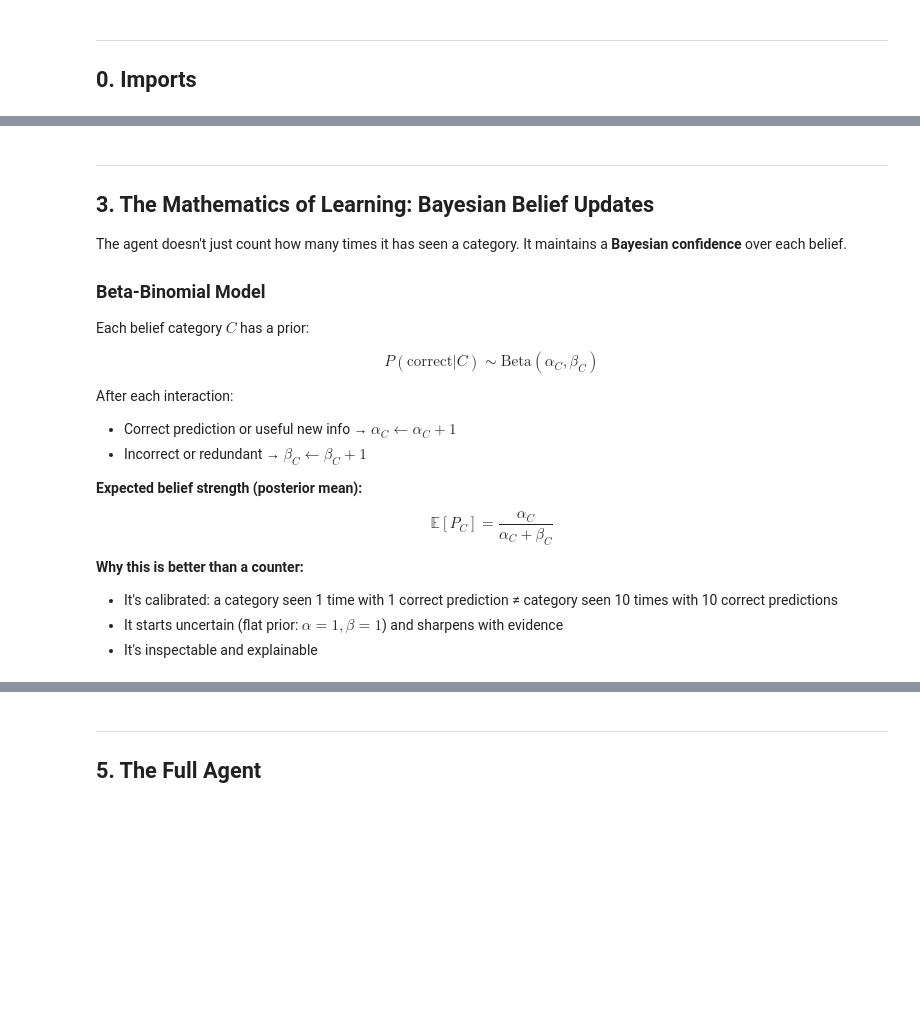
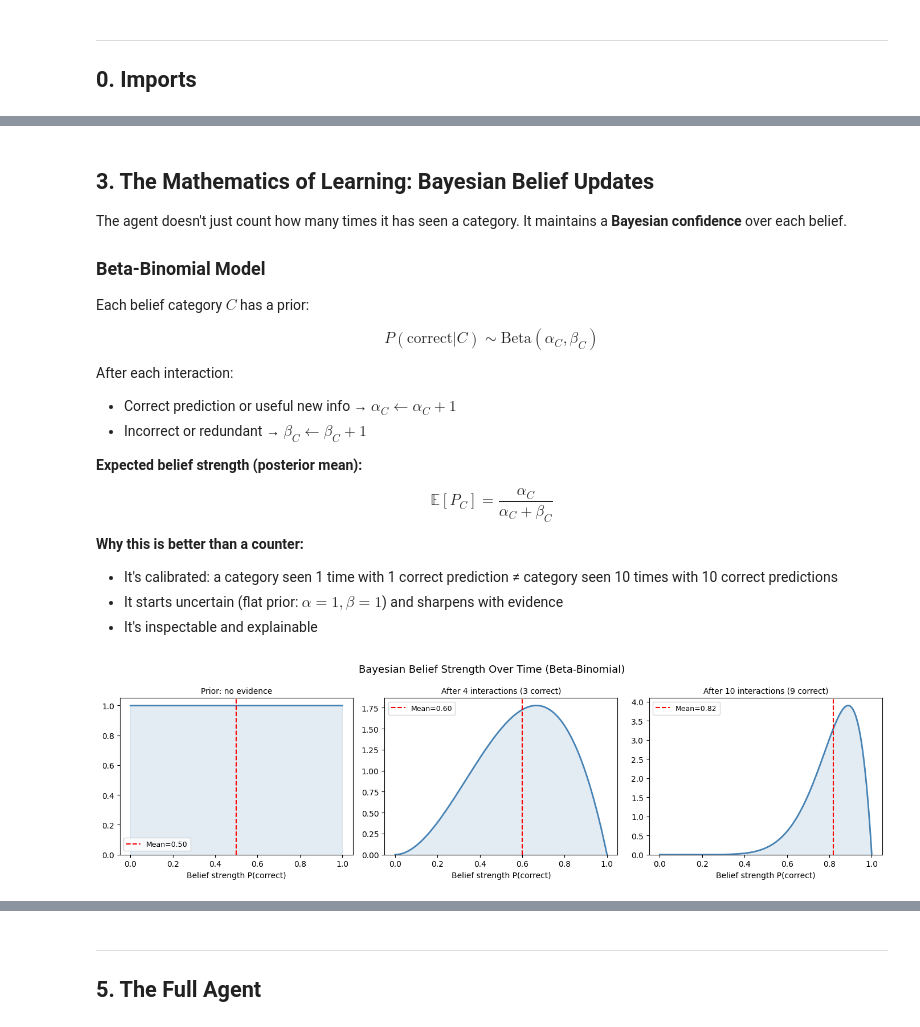
Before and after one commit to DestinBir/Child_Like_GDSC, a Jupyter notebook: notebooks/child_like_agent_workshop.ipynb, the cells around one changed output, grey strips where cells are left out. Cells and saved outputs as stored; diff of their text form; code cells hidden in the pictures; blank space fills up the shorter version.

```diff
--- a/notebooks/child_like_agent_workshop.ipynb
+++ b/notebooks/child_like_agent_workshop.ipynb
@@ -124,5 +143,4 @@ for i, phrase in enumerate(phrases):
 # %% [markdown]
----
 ## 3. The Mathematics of Learning: Bayesian Belief Updates
 
 The agent doesn't just count how many times it has seen a category. It maintains a **Bayesian confidence** over each belief.
@@ -146,35 +164,33 @@ $$\mathbb{E}[P_C] = \frac{\alpha_C}{\alpha_C + \beta_C}$$
 - It starts uncertain (flat prior: $\alpha=1, \beta=1$) and sharpens with evidence
 - It's inspectable and explainable
 # %%
-# ── Live demo: watch belief strength evolve ───────────────────────────────────
+fig, axes = plt.subplots(1, 3, figsize=(14, 4))
 
-import matplotlib
-matplotlib.use("Agg")  # non-interactive backend
-import matplotlib.pyplot as plt
-from scipy.stats import beta as beta_dist
-
-fig, axes = plt.subplots(1, 3, figsize=(14, 4))
 stages = [
     (1, 1, "Prior: no evidence"),
     (3, 2, "After 4 interactions (3 correct)"),
     (9, 2, "After 10 interactions (9 correct)"),
 ]
 
 x = np.linspace(0, 1, 200)
+
 for ax, (a, b, title) in zip(axes, stages):
     y = beta_dist.pdf(x, a, b)
     mean = a / (a + b)
+
     ax.plot(x, y, lw=2, color="steelblue")
     ax.axvline(mean, color="red", linestyle="--", label=f"Mean={mean:.2f}")
     ax.fill_between(x, y, alpha=0.15, color="steelblue")
+
     ax.set_title(title, fontsize=10)
     ax.set_xlabel("Belief strength P(correct)")
     ax.legend(fontsize=9)
     ax.set_ylim(0, None)
 
-plt.suptitle("Bayesian Belief Strength Over Time (Beta-Binomial)", fontsize=13, y=1.02)
+plt.suptitle("Bayesian Belief Strength Over Time (Beta-Binomial)", fontsize=13)
 plt.tight_layout()
-plt.savefig("/home/claude/belief_update.png", dpi=120, bbox_inches="tight")
+
 plt.show()
-print("Saved to belief_update.png")
+# %% [output]
+[figure, added]
 # %% [markdown]
```
Also changed, not shown: parts of 15 cells of this notebook, 1 other file.
